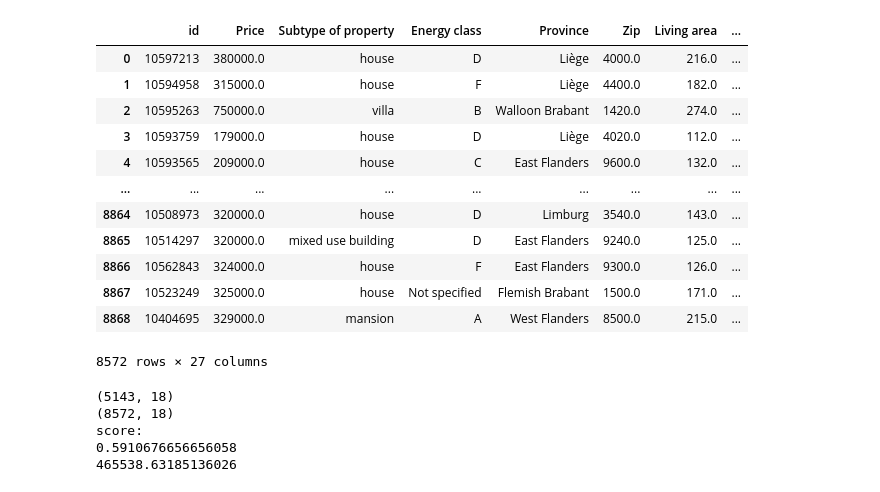
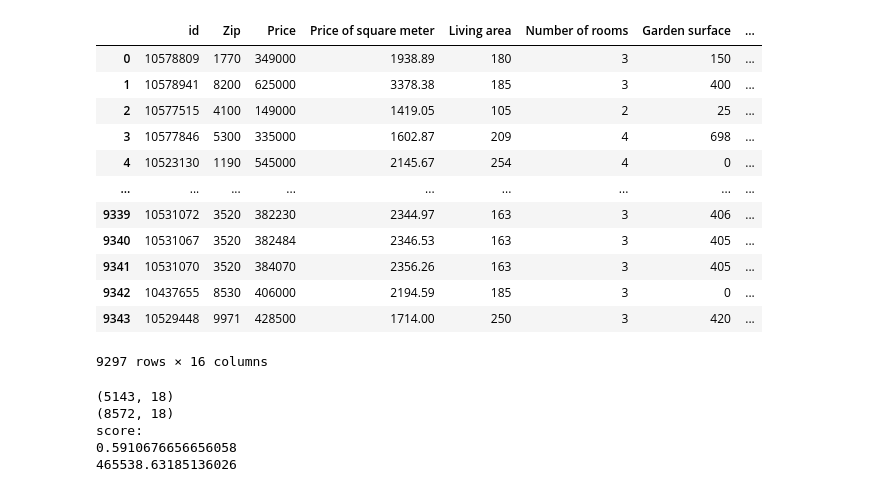
Before and after one commit to Ta-DevSark/challenge-regression, a Jupyter notebook: mourad.ipynb, the cells around one changed output. Drawn from its saved outputs; the diff is of its cells as text; code cells hidden in the pictures.

```diff
--- a/mourad.ipynb
+++ b/mourad.ipynb
@@ -10,45 +10,45 @@ from sklearn.preprocessing import StandardScaler
 from typing import List
 from sklearn.model_selection import train_test_split
 # %%
-df = pd.read_csv('final_house.csv')
+df = pd.read_csv('utils/complete_houses_mod.csv')
 
 df.drop('Unnamed: 0', inplace=True, axis=1)
-df.drop('Surroundings type', inplace=True, axis=1)
-df.drop('Type of property', inplace=True, axis=1)
-df.drop('Heating type', inplace=True, axis=1)
-df.drop('Locality', inplace=True, axis=1)
+# df.drop('Surroundings type', inplace=True, axis=1)
+# df.drop('Type of property', inplace=True, axis=1)
+# df.drop('Heating type', inplace=True, axis=1)
+# df.drop('Locality', inplace=True, axis=1)
 
 def remove_outliers(df: pd.DataFrame, columns: List[str], n_std: int) -> pd.DataFrame:
     for col in columns:
         # print('Working on column: {}'.format(col))
 
         mean = df[col].mean()
         sd = df[col].std()
 
         df = df[(df[col] <= mean+(n_std*sd))]
 
     return df
 df = remove_outliers(df, ['Living area'], 3)
 df = remove_outliers(df, ['Surface of the land'], 4)
 # df = remove_outliers(df, ['Garden surface'], 3)
 # df = remove_outliers(df, ['Terrace surface'], 3)
 # print(df['Living area'].max())
 # print(df['Surface of the land'].max())
 df
 # %% [output]
-|  | id | Price | Subtype of property | Energy class | Province | Zip | Living area | ... |
-| 0 | 10597213 | 380000.0 | house | D | Liège | 4000.0 | 216.0 | ... |
-| 1 | 10594958 | 315000.0 | house | F | Liège | 4400.0 | 182.0 | ... |
-| 2 | 10595263 | 750000.0 | villa | B | Walloon Brabant | 1420.0 | 274.0 | ... |
-| 3 | 10593759 | 179000.0 | house | D | Liège | 4020.0 | 112.0 | ... |
-| 4 | 10593565 | 209000.0 | house | C | East Flanders | 9600.0 | 132.0 | ... |
+|  | id | Zip | Price | Price of square meter | Living area | Number of rooms | Garden surface | ... |
+| 0 | 10578809 | 1770 | 349000 | 1938.89 | 180 | 3 | 150 | ... |
+| 1 | 10578941 | 8200 | 625000 | 3378.38 | 185 | 3 | 400 | ... |
+| 2 | 10577515 | 4100 | 149000 | 1419.05 | 105 | 2 | 25 | ... |
+| 3 | 10577846 | 5300 | 335000 | 1602.87 | 209 | 4 | 698 | ... |
+| 4 | 10523130 | 1190 | 545000 | 2145.67 | 254 | 4 | 0 | ... |
 | ... | ... | ... | ... | ... | ... | ... | ... | ... |
-| 8864 | 10508973 | 320000.0 | house | D | Limburg | 3540.0 | 143.0 | ... |
-| 8865 | 10514297 | 320000.0 | mixed use building | D | East Flanders | 9240.0 | 125.0 | ... |
-| 8866 | 10562843 | 324000.0 | house | F | East Flanders | 9300.0 | 126.0 | ... |
-| 8867 | 10523249 | 325000.0 | house | Not specified | Flemish Brabant | 1500.0 | 171.0 | ... |
-| 8868 | 10404695 | 329000.0 | mansion | A | West Flanders | 8500.0 | 215.0 | ... |
+| 9339 | 10531072 | 3520 | 382230 | 2344.97 | 163 | 3 | 406 | ... |
+| 9340 | 10531067 | 3520 | 382484 | 2346.53 | 163 | 3 | 405 | ... |
+| 9341 | 10531070 | 3520 | 384070 | 2356.26 | 163 | 3 | 405 | ... |
+| 9342 | 10437655 | 8530 | 406000 | 2194.59 | 185 | 3 | 0 | ... |
+| 9343 | 10529448 | 9971 | 428500 | 1714.00 | 250 | 3 | 420 | ... |
-8572 rows × 27 columns
+9297 rows × 16 columns
 # %%
 # df_urbain = pd.read_csv('utils/Urbain.csv')
 # postcode_set = set(df_urbain['Postcode'])
```
Also changed, not shown: parts of 1 cell of this notebook.
